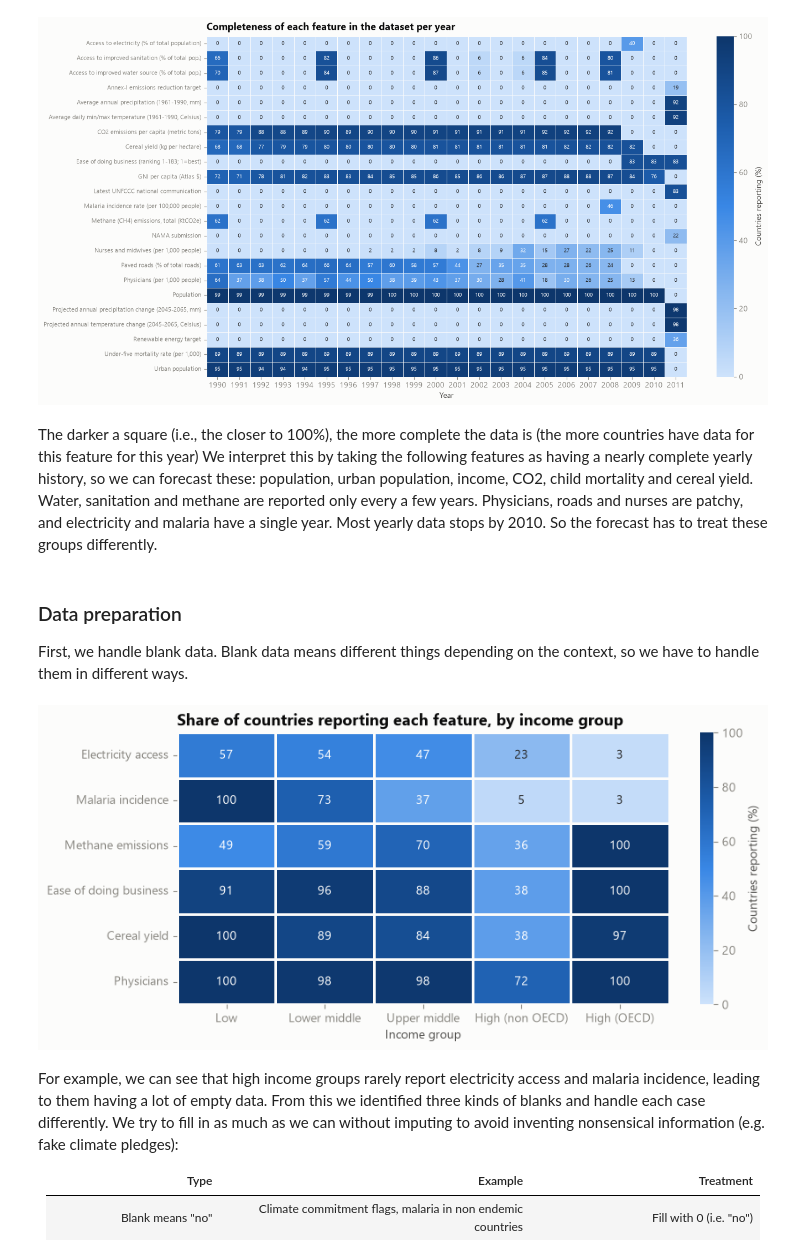
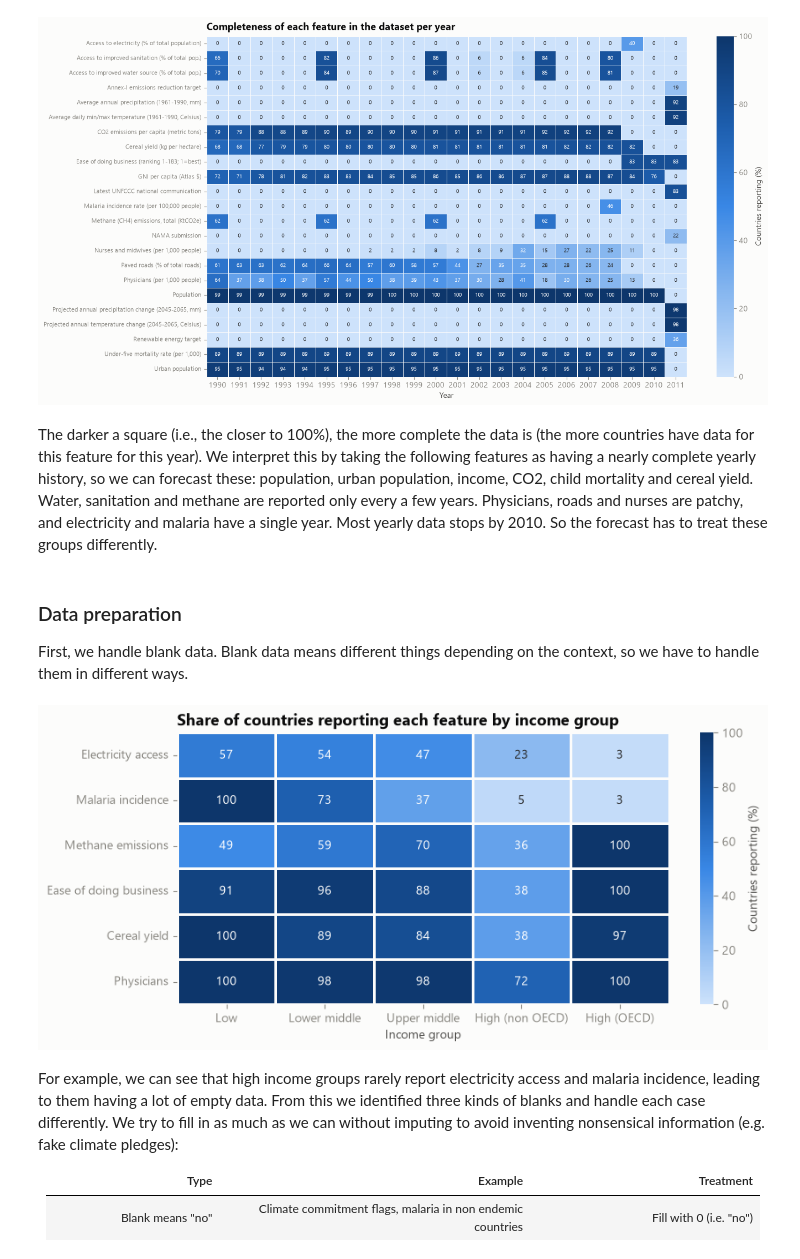
Before and after one commit to edward3423/nasipadang, a Jupyter notebook: nasipadang.ipynb, the cells around one changed output. Drawn from its saved outputs; the diff is of its cells as text; code cells hidden in the pictures.

```diff
--- a/nasipadang.ipynb
+++ b/nasipadang.ipynb
@@ -181,7 +181,7 @@ save(fig, "eda_coverage_over_time")
 # %% [output]
 [figure]
 # %% [markdown]
-The darker a square (i.e., the closer to 100%), the more complete the data is (the more countries have data for this feature for this year)
+The darker a square (i.e., the closer to 100%), the more complete the data is (the more countries have data for this feature for this year).
 We interpret this by taking the following features as having a nearly complete yearly history, so we can forecast these: population, urban population, income, CO2, child mortality and cereal yield. Water, sanitation and methane are reported only every a few years. Physicians, roads and nurses are patchy, and electricity and malaria have a single year. Most yearly data stops by 2010. So the forecast has to treat these groups differently.
 # %% [markdown]
 ### Data preparation
@@ -190,30 +190,30 @@ First, we handle blank data. Blank data means different things depending on the
 # %%
 CHECK = {
     "Access to electricity (% of total population)": "Electricity access",
     "Malaria incidence rate (per 100,000 people)": "Malaria incidence",
     "Methane (CH4) emissions, total (KtCO2e)": "Methane emissions",
     "Ease of doing business (ranking 1-183; 1=best)": "Ease of doing business",
     "Cereal yield (kg per hectare)": "Cereal yield",
     "Physicians (per 1,000 people)": "Physicians",
 }
 INCOME_ORDER = ["Low income", "Lower middle income", "Upper middle income", "High income: nonOECD",
                 "High income: OECD"]
 by_income = pd.DataFrame({
     label: wide.xs(series, level="Series name").notna().any(axis=1).groupby(meta["Income group"]).mean()
     for series, label in CHECK.items()
 }).T[INCOME_ORDER] * 100
 
 fig, ax = plt.subplots(figsize=(9, 4))
 sns.heatmap(by_income, annot=True, fmt=".0f", cmap=SEQ, vmin=0, vmax=100, linewidths=2, linecolor=SURFACE,
             cbar_kws={"label": "Countries reporting (%)"}, ax=ax)
 ax.set_xticklabels(["Low", "Lower middle", "Upper middle", "High (non OECD)", "High (OECD)"], rotation=0)
 ax.set_xlabel("Income group")
 ax.set_ylabel("")
 ax.grid(False)
-ax.set_title("Share of countries reporting each feature, by income group")
+ax.set_title("Share of countries reporting each feature by income group")
 save(fig, "02_missingness_by_income")
 # %% [output]
-[figure, old version]
+[figure, new version]
 # %% [markdown]
 For example, we can see that high income groups rarely report electricity access and malaria incidence, leading to them having a lot of empty data.
 From this we identified three kinds of blanks and handle each case differently. We try to fill in as much as we can without imputing to avoid inventing nonsensical information (e.g. fake climate pledges):
```
Also changed, not shown: parts of 16 cells of this notebook, 14 other files.
